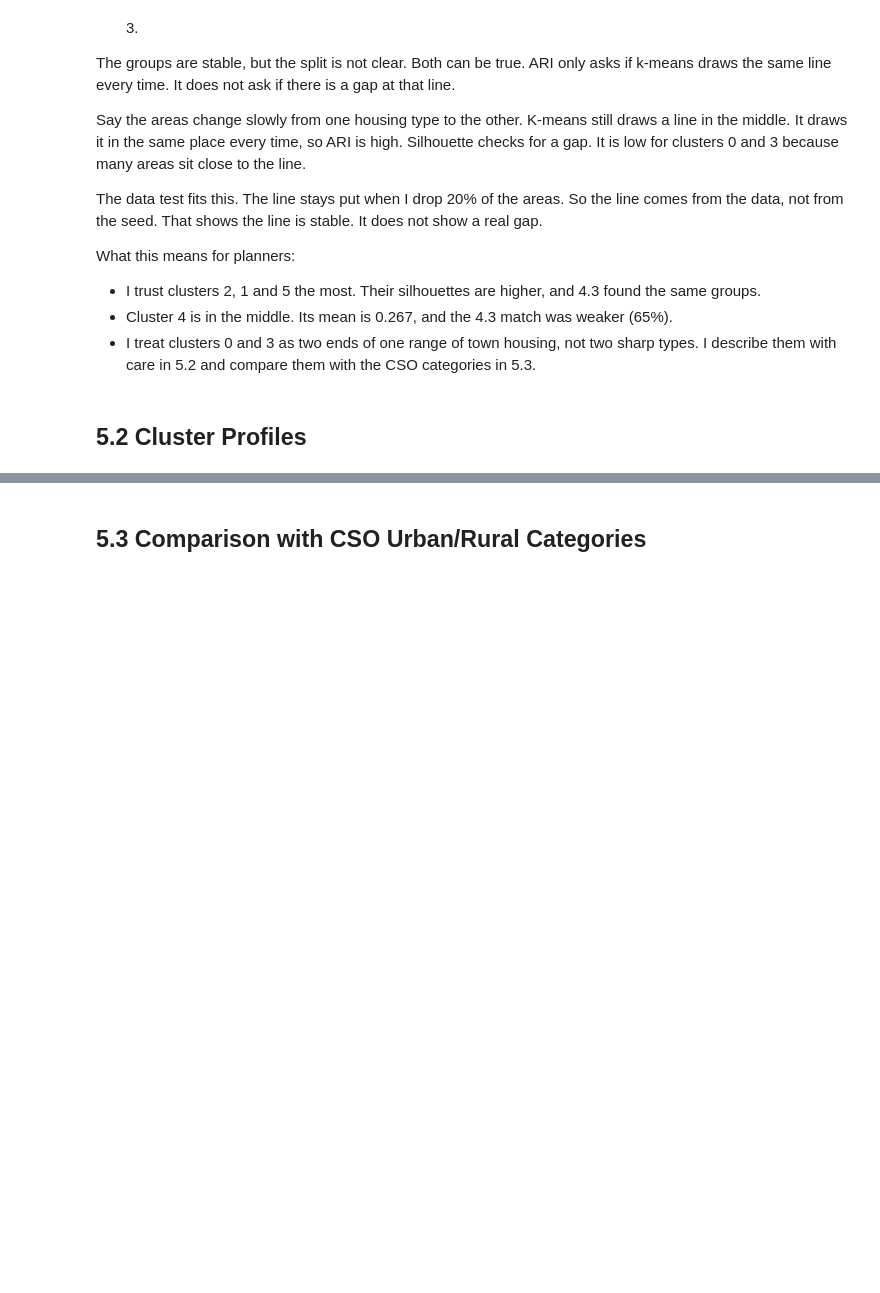
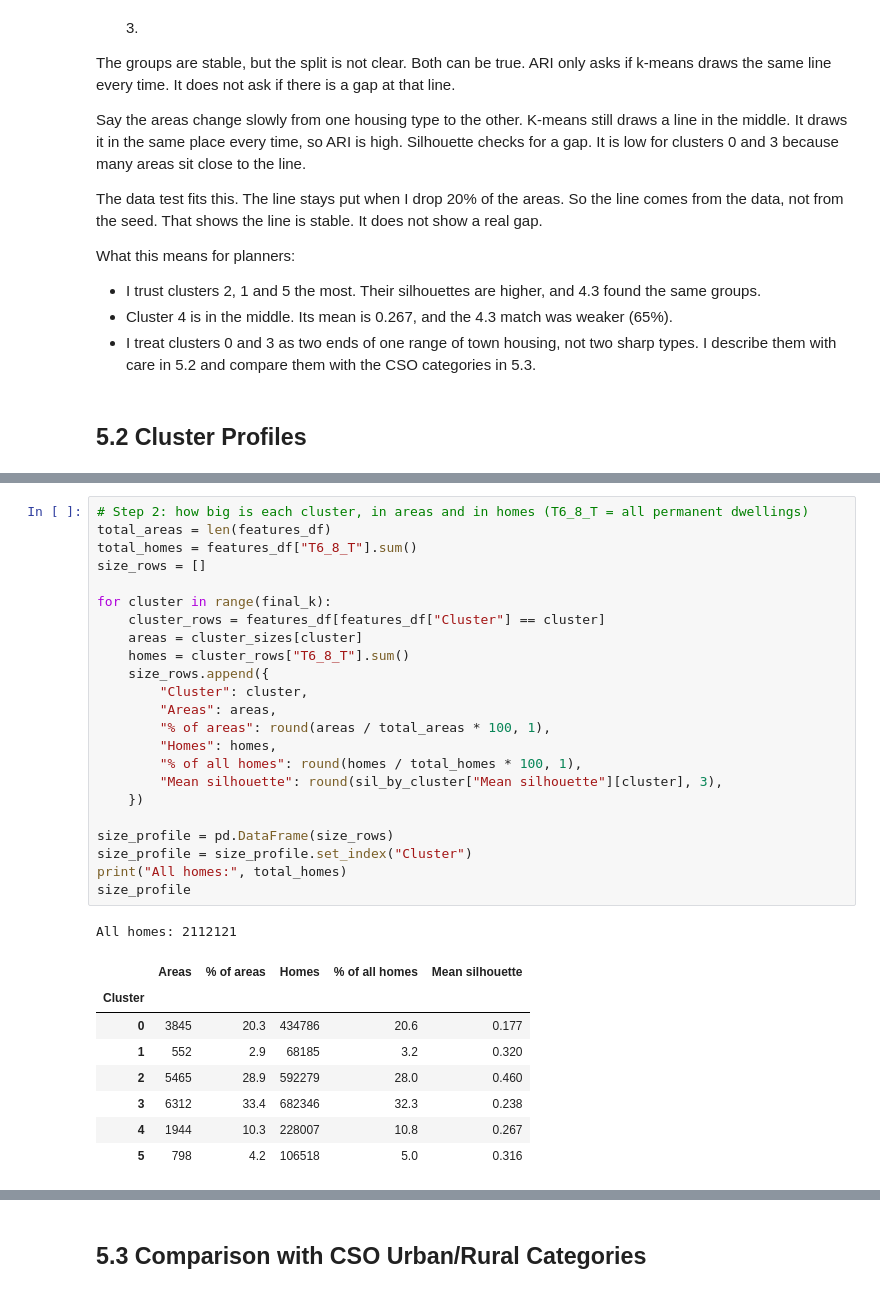
Before and after one commit to SwoopCodes/Data-Analytics_Irish-housing-density, a Jupyter notebook: notebooks/CA2_CRISP_DM_Notebook.ipynb, the cells around one changed output, grey strips where cells are left out. Cells and saved outputs as stored; diff of their text form; blank space fills up the shorter version.

```diff
--- a/notebooks/CA2_CRISP_DM_Notebook.ipynb
+++ b/notebooks/CA2_CRISP_DM_Notebook.ipynb
@@ -2002,0 +2031,33 @@ What this means for planners:
+# %%
+# Step 2: how big is each cluster, in areas and in homes (T6_8_T = all permanent dwellings)
+total_areas = len(features_df)
+total_homes = features_df["T6_8_T"].sum()
+size_rows = []
+
+for cluster in range(final_k):
+    cluster_rows = features_df[features_df["Cluster"] == cluster]
+    areas = cluster_sizes[cluster]
+    homes = cluster_rows["T6_8_T"].sum()
+    size_rows.append({
+        "Cluster": cluster,
+        "Areas": areas,
+        "% of areas": round(areas / total_areas * 100, 1),
+        "Homes": homes,
+        "% of all homes": round(homes / total_homes * 100, 1),
+        "Mean silhouette": round(sil_by_cluster["Mean silhouette"][cluster], 3),
+    })
+
+size_profile = pd.DataFrame(size_rows)
+size_profile = size_profile.set_index("Cluster")
+print("All homes:", total_homes)
+size_profile
+# %% [output]
+All homes: 2112121
+|  | Areas | % of areas | Homes | % of all homes | Mean silhouette |
+| Cluster |  |  |  |  |  |
+| 0 | 3845 | 20.3 | 434786 | 20.6 | 0.177 |
+| 1 | 552 | 2.9 | 68185 | 3.2 | 0.320 |
+| 2 | 5465 | 28.9 | 592279 | 28.0 | 0.460 |
+| 3 | 6312 | 33.4 | 682346 | 32.3 | 0.238 |
+| 4 | 1944 | 10.3 | 228007 | 10.8 | 0.267 |
+| 5 | 798 | 4.2 | 106518 | 5.0 | 0.316 |
```
Also changed, not shown: parts of 7 cells of this notebook, 2 other files.
